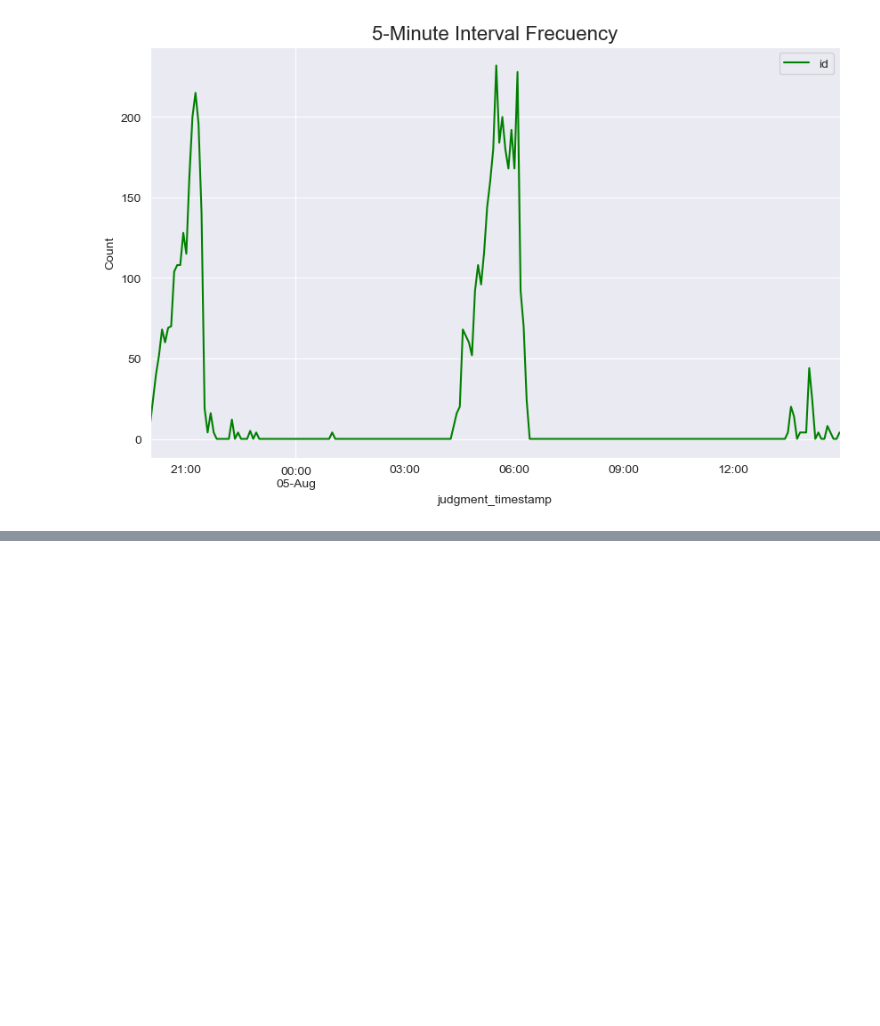
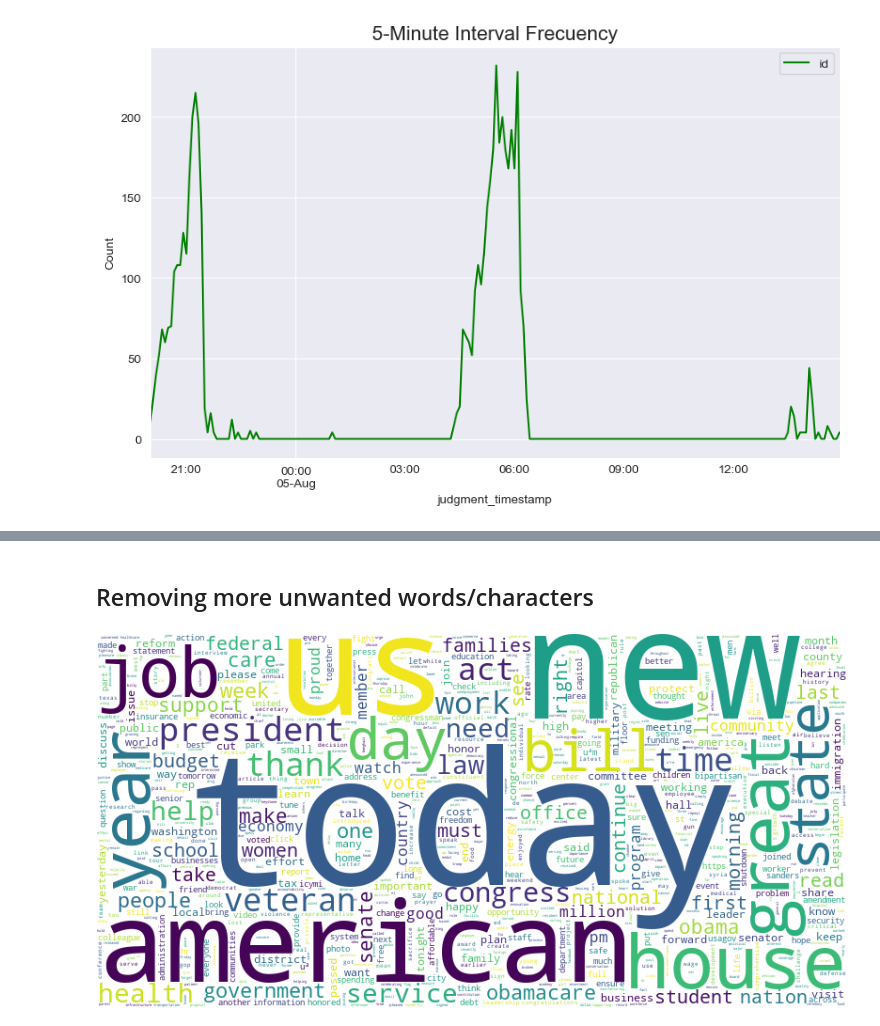
Before and after one commit to ArielGoldman89/CA2-MLB-and-DV-Integrated, a Jupyter notebook: CA2_MLB.ipynb, the cells around one changed output, grey strips where cells are left out. Drawn from its saved outputs; the diff is of its cells as text; code cells hidden in the pictures; blank space fills up the shorter version.

```diff
--- a/CA2_MLB.ipynb
+++ b/CA2_MLB.ipynb
@@ -1039,0 +1005,15 @@ NotebookApp.rate_limit_window=3.0 (secs)
+# %%
+# Helper function to turn our sentences into a list of words
+# Yeild means that it returns a generator function ie it won't run all at once, but only as needed
+def sent_to_words(sentences):
+    for sentence in sentences:
+        # deacc=True removes punctuations
+        yield(gensim.utils.simple_preprocess(str(sentence), deacc=True))
+# %%
+# Helper function to remove stopwords
+def remove_stopwords(texts, stopwords=stopwords):
+    return [[word for word in simple_preprocess(str(doc)) if word not in stop_words] for doc in texts]
+# %%
+# Getting our texts in a list to process
+text = df_ts['text'].values.tolist()
+text
@@ -1039,0 +1154,2 @@ NotebookApp.rate_limit_window=3.0 (secs)
+# %% [markdown]
+## Removing more unwanted words/characters
@@ -1039,0 +1159,33 @@ NotebookApp.rate_limit_window=3.0 (secs)
+# %%
+# Remove punctuation
+df_text['processsed_text'] = df_text['text'].map(lambda x: re.sub('[,\\.!?]', '', x))
+# Convert the titles to lowercase
+df_text['processsed_text'] = df_text['processsed_text'].map(lambda x: x.lower())
+# %%
+texts = df_text['processsed_text'].values.tolist()
+words = list(sent_to_words(texts))
+words = remove_stopwords(words)
+
+# Processing for the word cloud (remember it needs one long string)
+long_list = []
+for text in words:
+    long_list.extend(text)
+long_list
+
+long_string = ','.join(long_list)
+
+# Create a WordCloud object
+wordcloud = WordCloud(background_color="white",
+                      max_words=5000,
+                      contour_width=3,
+                      contour_color='steelblue',
+                      collocations=False,
+                      width=800,
+                      height=400)
+
+# Generate a word cloud
+wordcloud.generate(long_string)
+# Visualize the word cloud
+wordcloud.to_image()
+# %% [output]
+[figure, added]
```
Also changed, not shown: parts of 76 cells of this notebook.
